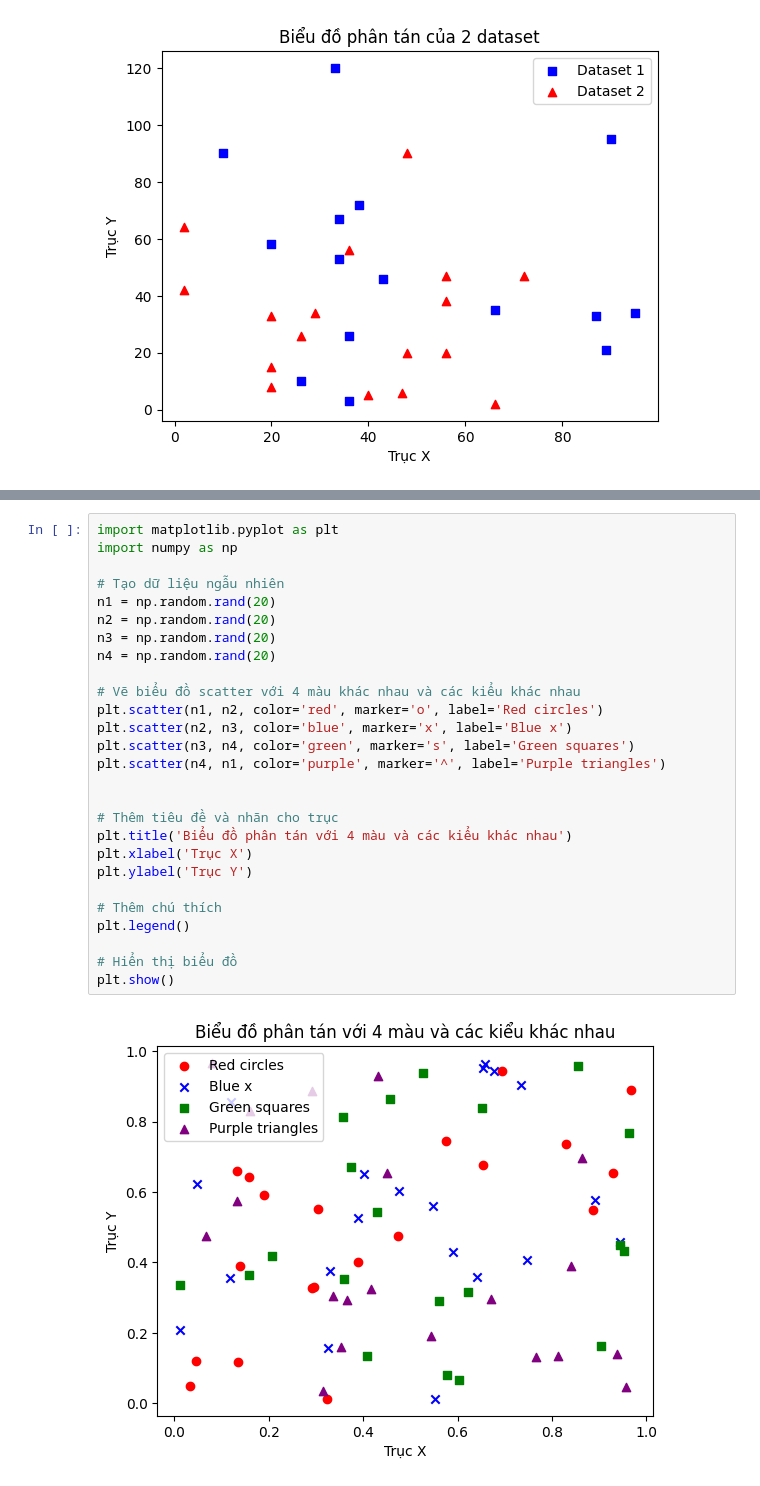
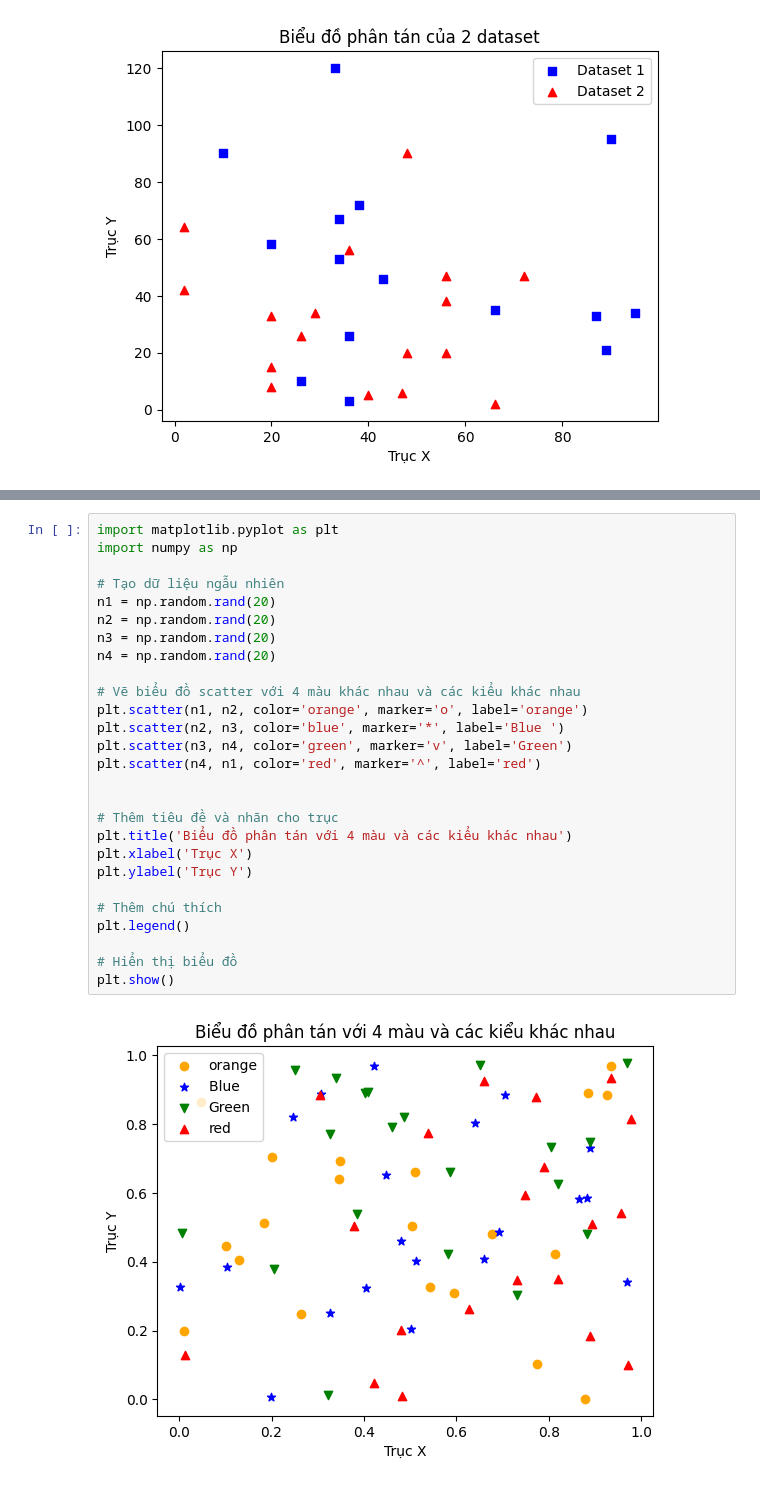
Before and after one commit to lamsumatt/demo-sourcetree, a Jupyter notebook: lap4/lap4_Matplotlib_b1.ipynb, the cells around one changed output, grey strips where cells are left out. Drawn from its saved outputs; the diff is of its cells as text.

```diff
--- a/lap4/lap4_Matplotlib_b1.ipynb
+++ b/lap4/lap4_Matplotlib_b1.ipynb
@@ -38,29 +37,29 @@ plt.show()
 # %%
 import matplotlib.pyplot as plt
 import numpy as np
 
 # Tạo dữ liệu ngẫu nhiên
 n1 = np.random.rand(20)
 n2 = np.random.rand(20)
 n3 = np.random.rand(20)
 n4 = np.random.rand(20)
 
 # Vẽ biểu đồ scatter với 4 màu khác nhau và các kiểu khác nhau
-plt.scatter(n1, n2, color='red', marker='o', label='Red circles')
-plt.scatter(n2, n3, color='blue', marker='x', label='Blue x')
-plt.scatter(n3, n4, color='green', marker='s', label='Green squares')
-plt.scatter(n4, n1, color='purple', marker='^', label='Purple triangles')
+plt.scatter(n1, n2, color='orange', marker='o', label='orange')
+plt.scatter(n2, n3, color='blue', marker='*', label='Blue ')
+plt.scatter(n3, n4, color='green', marker='v', label='Green')
+plt.scatter(n4, n1, color='red', marker='^', label='red')
 
 
 # Thêm tiêu đề và nhãn cho trục
 plt.title('Biểu đồ phân tán với 4 màu và các kiểu khác nhau')
 plt.xlabel('Trục X')
 plt.ylabel('Trục Y')
 
 # Thêm chú thích
 plt.legend()
 
 # Hiển thị biểu đồ
 plt.show()
 # %% [output]
-[figure, old version]
+[figure, new version]
```
Also changed, not shown: parts of 1 cell of this notebook, 1 other file.
